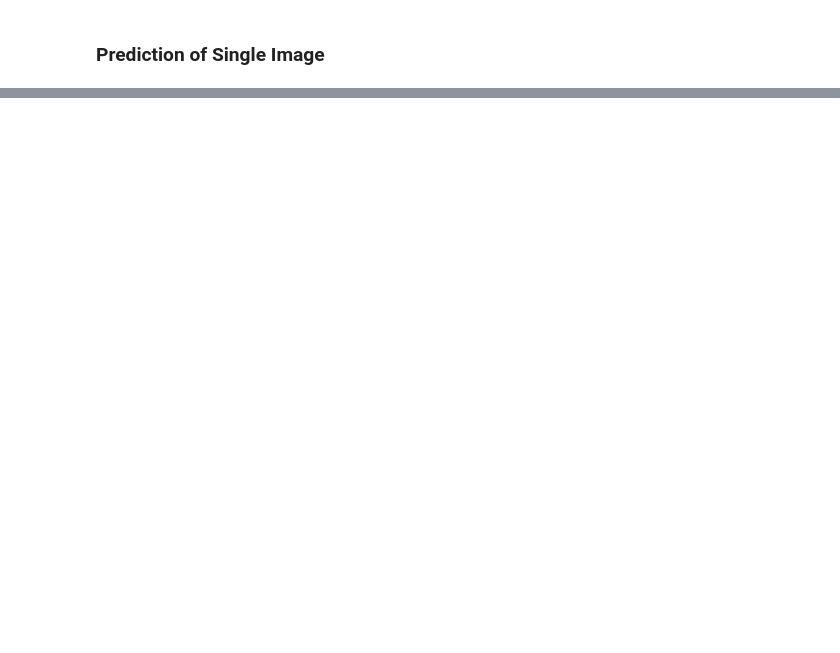
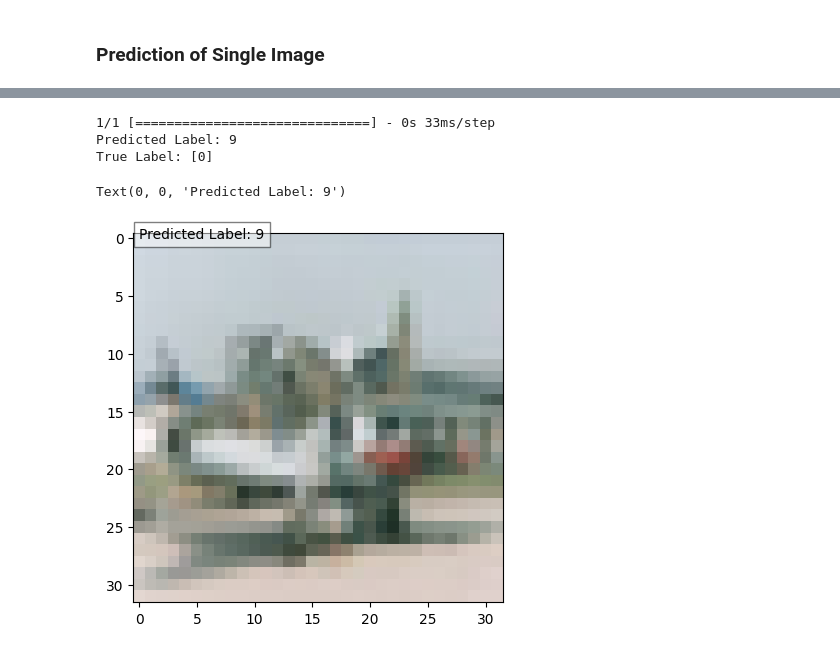
Before and after one commit to junyang0/IE4483-Project, a Jupyter notebook: Cifar-10.ipynb, the cells around one changed output, grey strips where cells are left out. Saved outputs shown, nothing was run; the diff lists cells and outputs as text; code cells hidden in the pictures; blank space fills up the shorter version.

```diff
--- a/Cifar-10.ipynb
+++ b/Cifar-10.ipynb
@@ -157,3 +119,23 @@ plt.show()
+# %%
+#get random image from train_set_folder
+all_files = []
+random_int= random.randint(0, x_train.shape[0])
+to_plot= x_train[random_int]
+label= y_train[random_int]
+to_plot = np.expand_dims(to_plot, axis=0)
+# Make prediction
+prediction = classifier.predict(to_plot)  # No need for batch_size or steps arguments
+predicted_label = np.argmax(prediction)
+print(f"Predicted Label: {predicted_label}")
+print(f"True Label: {label}")
+plt.imshow(to_plot[0])
+plt.text(0, 0, f"Predicted Label: {predicted_label}", bbox=dict(facecolor='white', alpha=0.5))
+# %% [output]
+1/1 [==============================] - 0s 33ms/step
+Predicted Label: 9
+True Label: [0]
+Text(0, 0, 'Predicted Label: 9')
+[figure, added]
 # %%
 # Reset the generator before prediction
 val_set.reset()
```
Also changed, not shown: parts of 18 cells of this notebook.
